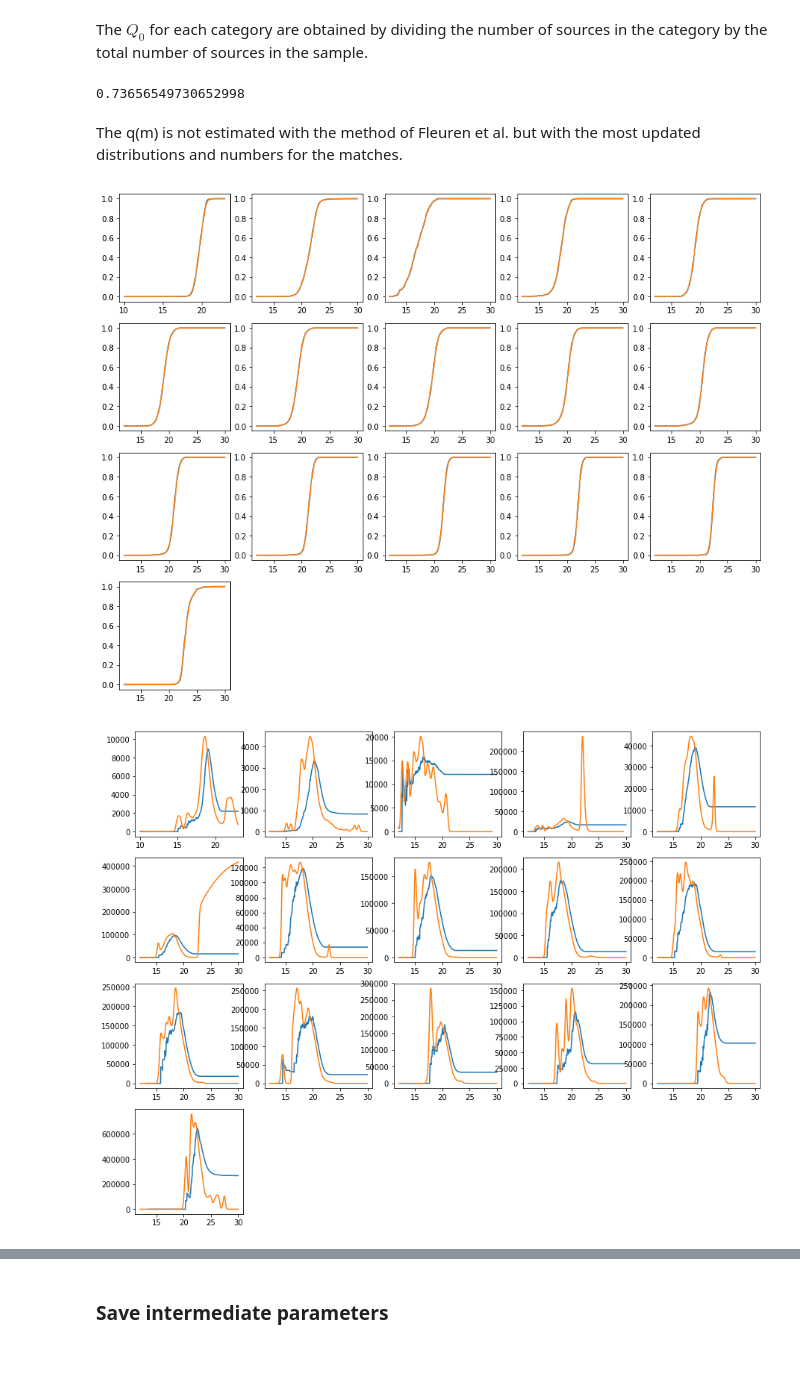
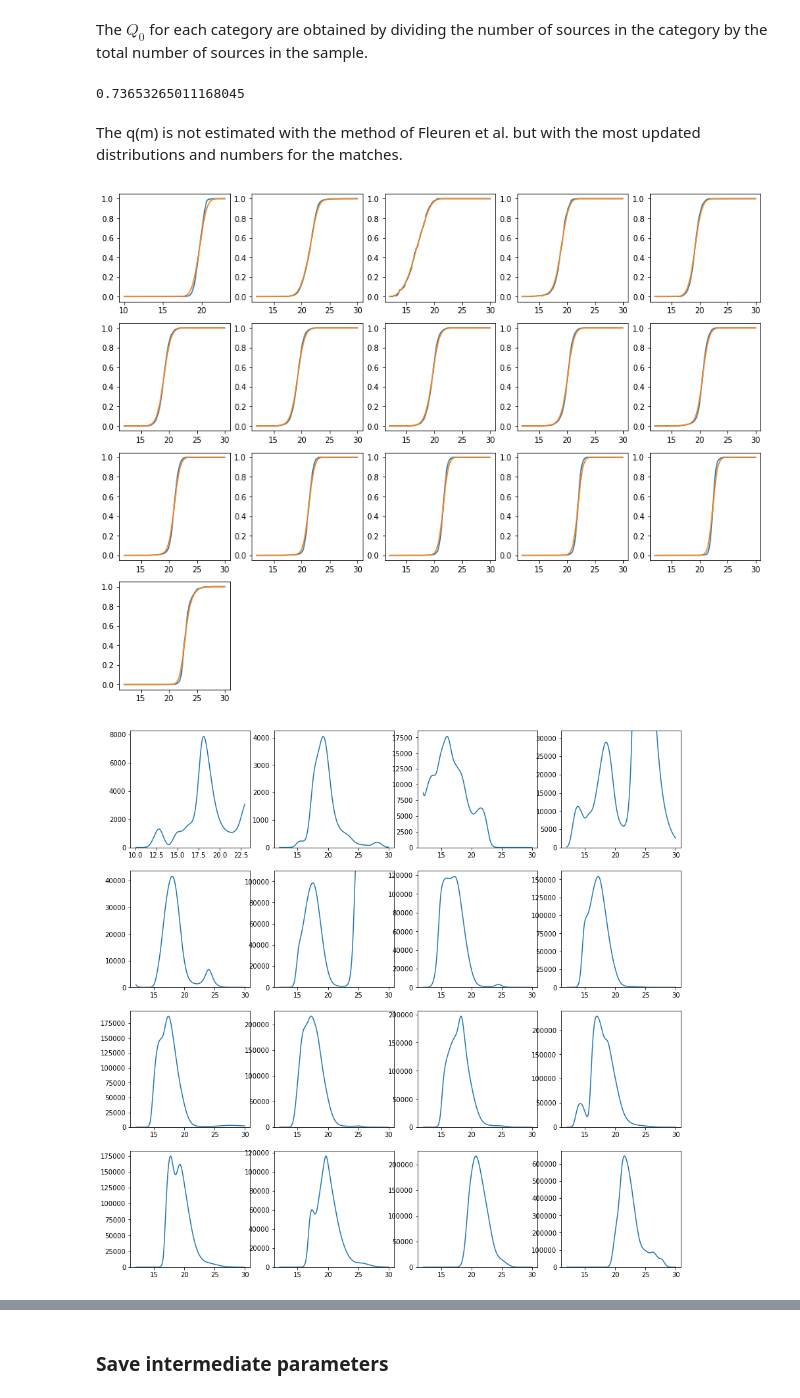
Before and after one commit to nudomarinero/mltier1, a Jupyter notebook: Match_LOFAR_combined_iter_params.ipynb, the cells around one changed output, grey strips where cells are left out. Drawn from its saved outputs; the diff is of its cells as text; code cells hidden in the pictures; blank space fills up the shorter version.

```diff
--- a/Match_LOFAR_combined_iter_params.ipynb
+++ b/Match_LOFAR_combined_iter_params.ipynb
@@ -414,8 +418,8 @@ Q0_w1 = 0.699
 # Cleaned v0.7 Q0
 Q0_i = 0.518
 Q0_w1 = 0.713
-# Cleaned v0.7 Q0 - 4 arcsecs
-Q0_i = 0.513
+# Cleaned v0.8 Q0 - 4 arcsecs
+Q0_i = 0.512
 Q0_w1 = 0.700
 # %%
 likelihood_ratio_i = SingleMLEstimatorU(Q0_i, n_m_i, q_m_i, center_i)
@@ -707,15 +711,20 @@ array([ 669839, 1778426,  123221,   86953,  127155,   91489,  106076,
          14347,    5536])
 # %% [markdown]
 Get the colour category and magnitudes for the matched LOFAR sources
+# %%
+bandwidth_colour = [0.5, 0.5, 0.5, 0.5, 0.5, 0.5, 0.5,
+        0.5, 0.5, 0.5, 0.5, 0.5, 0.5, 0.5, 0.5, 0.5]
 # %%
 n_m = []
 
 # W1 only sources
-n_m.append(get_n_m_kde(combined["W1mag"][combined["category"] == 0], centers[0], field.area, bandwidth=0.2))
+n_m.append(get_n_m_kde(combined["W1mag"][combined["category"] == 0],
+                       centers[0], field.area, bandwidth=bandwidth_colour[0]))
 
 # Rest of the sources
 for i in range(1, len(colour_bin_def)):
-    n_m.append(get_n_m_kde(combined["i"][combined["category"] == i], centers[i], field.area, bandwidth=0.2))
+    n_m.append(get_n_m_kde(combined["i"][combined["category"] == i],
+                           centers[i], field.area, bandwidth=bandwidth_colour[i]))
 # %%
 n_m_old = []
 
@@ -768,7 +777,7 @@ q0_total = np.sum(Q_0_colour)
 # %%
 q0_total
 # %% [output]
-0.73656549730652998
+0.73653265011168045
 # %% [markdown]
 The q(m) is not estimated with the method of Fleuren et al. but with the most updated distributions and numbers for the matches.
 # %%
@@ -799,14 +808,14 @@ radius = 15.
 q_m.append(get_q_m_kde(lofar["W1mag"][lofar["category"] == 0],
                    centers[0],
                    radius=radius,
-                   bandwidth=0.2))
+                   bandwidth=bandwidth_colour[0]))
 
 # Rest of the sources
 for i in range(1, len(numbers_lofar_combined_bins)):
     q_m.append(get_q_m_kde(lofar["i"][lofar["category"] == i],
                    centers[i],
                    radius=radius,
-                   bandwidth=0.2))
+                   bandwidth=bandwidth_colour[i]))
 # %%
 plt.rcParams["figure.figsize"] = (15,15)
 for i, q_m_k in enumerate(q_m):
@@ -814,12 +823,28 @@ for i, q_m_k in enumerate(q_m):
     plot(centers[i], q_m_old[i])
     plot(centers[i], np.cumsum(q_m_k))
 # %% [output]
-[figure, old version]
+[figure, new version]
 # %%
 plt.rcParams["figure.figsize"] = (15,15)
 for i, q_m_k in enumerate(q_m):
-    subplot(5,5,i+1)
-    plot(centers[i], q_m_old[i]/n_m_old[i])
+    subplot(4,4,i+1)
+    #plot(centers[i], q_m_old[i]/n_m_old[i])
     plot(centers[i], q_m_k/n_m[i])
+    ylim(ymin=0)
+#     if i == 0:
+#         xlim([10, 22])
+#     elif i in [1, 2]:
+#         xlim([12, 25])
+#     elif 2 < i < 8:
+#         xlim([12, 22])
+#     elif 8 <= i < 12:
+#         xlim([12, 25])
+#     elif i >= 12:
+#         xlim([15, 27])
+    # y limits
+    if i == 3:
+        ylim([0, 32000])
+    elif i == 5:
+        ylim([0, 110000])
 # %% [output]
-[figure, old version]
+[figure, new version]
```
Also changed, not shown: parts of 31 cells of this notebook, 3 other files.
